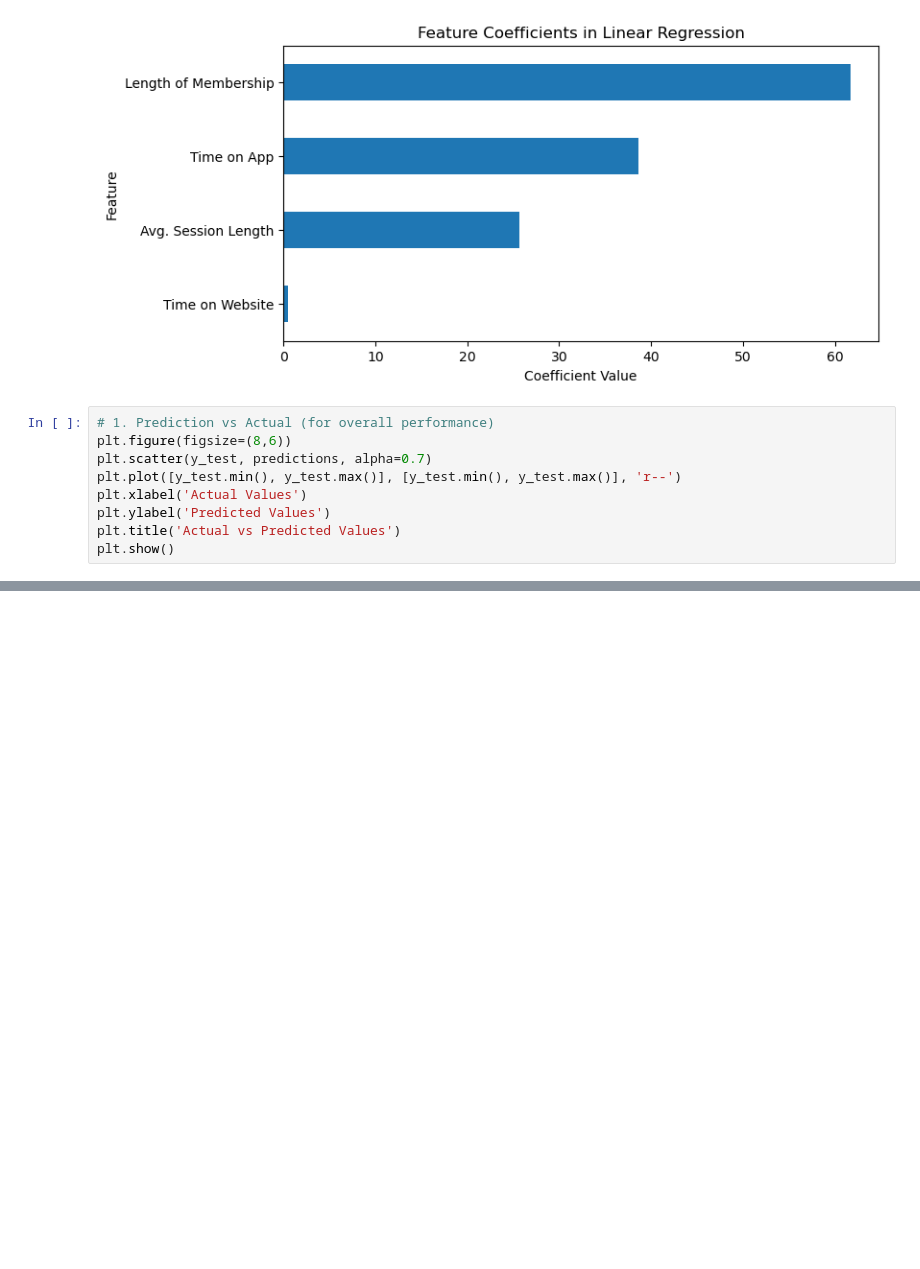
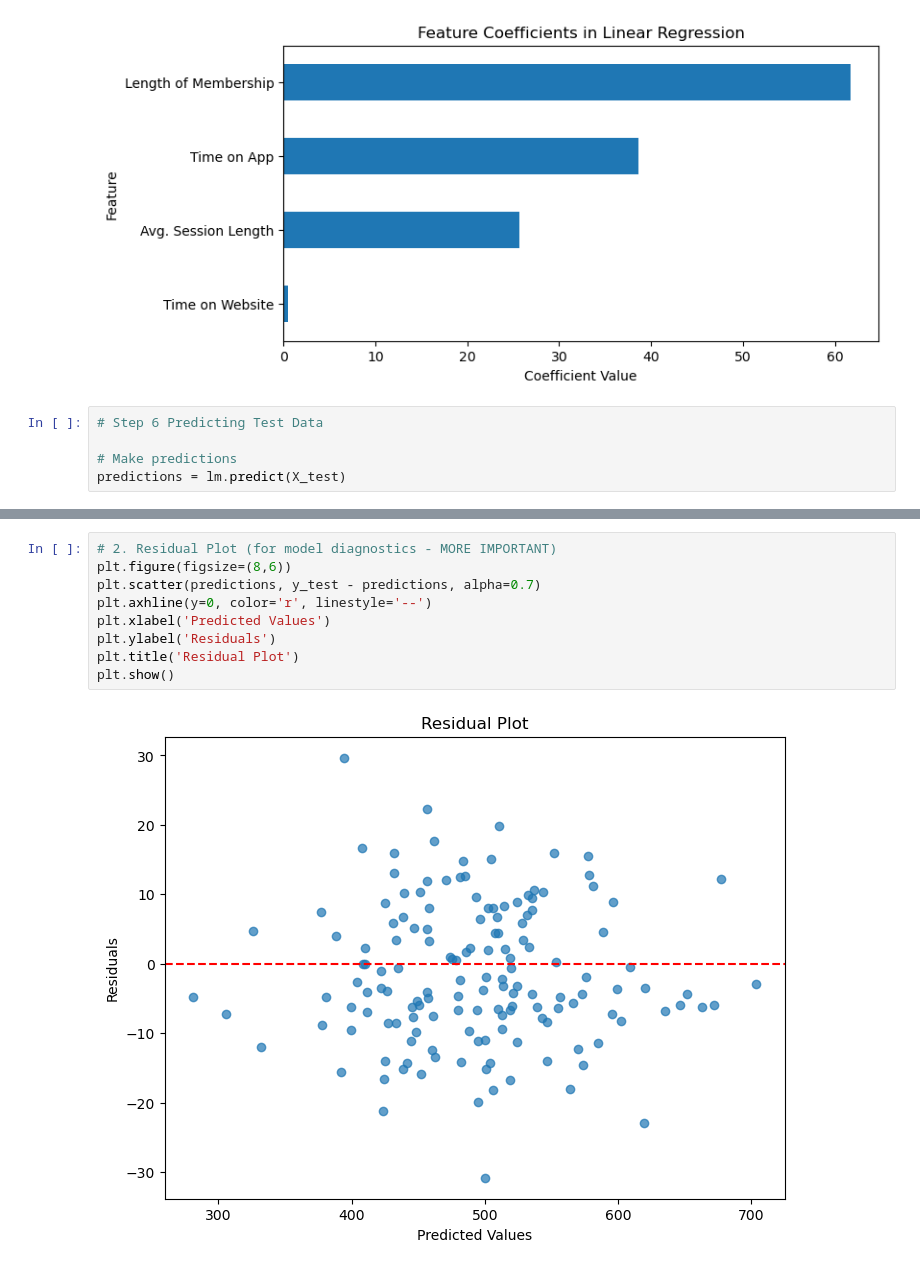
Before and after one commit to Rabby0501/ecommerce-analysis-research, a Jupyter notebook: Ecommercce_analysis_research.ipynb, the cells around one changed output, grey strips where cells are left out. Saved outputs shown, nothing was run; the diff lists cells and outputs as text; blank space fills up the shorter version.

```diff
--- a/Ecommercce_analysis_research.ipynb
+++ b/Ecommercce_analysis_research.ipynb
@@ -137,11 +137,7 @@ plt.show()
 # %% [output]
 [figure]
 # %%
-# 1. Prediction vs Actual (for overall performance)
-plt.figure(figsize=(8,6))
-plt.scatter(y_test, predictions, alpha=0.7)
-plt.plot([y_test.min(), y_test.max()], [y_test.min(), y_test.max()], 'r--')
-plt.xlabel('Actual Values')
-plt.ylabel('Predicted Values')
-plt.title('Actual vs Predicted Values')
-plt.show()
+# Step 6 Predicting Test Data
+
+# Make predictions
+predictions = lm.predict(X_test)
@@ -149,0 +156,11 @@ NameError: name 'predictions' is not defined
+# %%
+# 2. Residual Plot (for model diagnostics - MORE IMPORTANT)
+plt.figure(figsize=(8,6))
+plt.scatter(predictions, y_test - predictions, alpha=0.7)
+plt.axhline(y=0, color='r', linestyle='--')
+plt.xlabel('Predicted Values')
+plt.ylabel('Residuals')
+plt.title('Residual Plot')
+plt.show()
+# %% [output]
+[figure, added]
```
Also changed, not shown: parts of 6 cells of this notebook.
